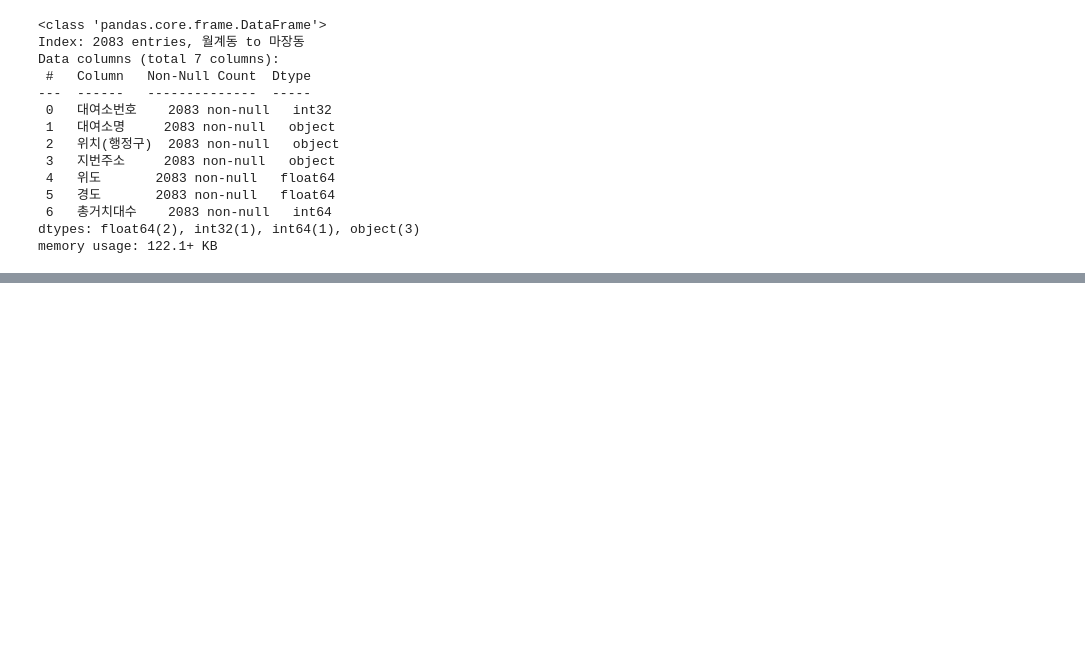
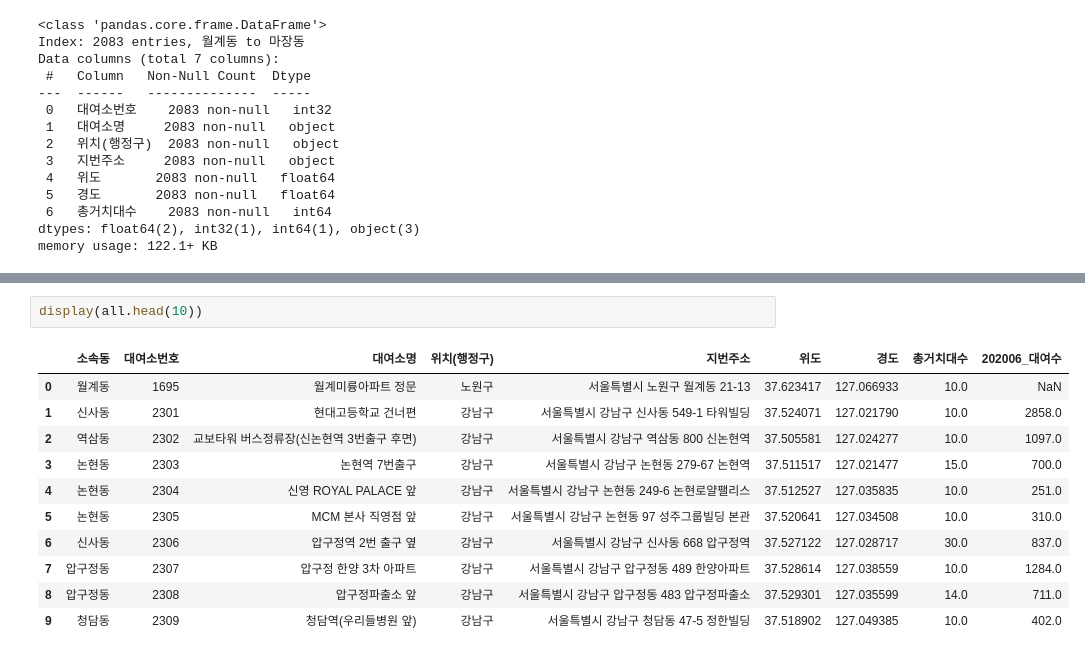
Before and after one commit to JuheePak/Python-project, a Jupyter notebook: source/bike_addr.ipynb, the cells around one changed output, grey strips where cells are left out. Saved outputs shown, nothing was run; the diff lists cells and outputs as text; blank space fills up the shorter version.

```diff
--- a/source/bike_addr.ipynb
+++ b/source/bike_addr.ipynb
@@ -235,0 +382,14 @@ Name: 총거치대수, Length: 296, dtype: int64
+# %%
+display(all.head(10))
+# %% [output]
+|  | 소속동 | 대여소번호 | 대여소명 | 위치(행정구) | 지번주소 | 위도 | 경도 | 총거치대수 | 202006_대여수 |
+| 0 | 월계동 | 1695 | 월계미륭아파트 정문 | 노원구 | 서울특별시 노원구 월계동 21-13 | 37.623417 | 127.066933 | 10.0 | NaN |
+| 1 | 신사동 | 2301 | 현대고등학교 건너편 | 강남구 | 서울특별시 강남구 신사동 549-1 타워빌딩 | 37.524071 | 127.021790 | 10.0 | 2858.0 |
+| 2 | 역삼동 | 2302 | 교보타워 버스정류장(신논현역 3번출구 후면) | 강남구 | 서울특별시 강남구 역삼동 800 신논현역 | 37.505581 | 127.024277 | 10.0 | 1097.0 |
+| 3 | 논현동 | 2303 | 논현역 7번출구 | 강남구 | 서울특별시 강남구 논현동 279-67 논현역 | 37.511517 | 127.021477 | 15.0 | 700.0 |
+| 4 | 논현동 | 2304 | 신영 ROYAL PALACE 앞 | 강남구 | 서울특별시 강남구 논현동 249-6 논현로얄팰리스 | 37.512527 | 127.035835 | 10.0 | 251.0 |
+| 5 | 논현동 | 2305 | MCM 본사 직영점 앞 | 강남구 | 서울특별시 강남구 논현동 97 성주그룹빌딩 본관 | 37.520641 | 127.034508 | 10.0 | 310.0 |
+| 6 | 신사동 | 2306 | 압구정역 2번 출구 옆 | 강남구 | 서울특별시 강남구 신사동 668 압구정역 | 37.527122 | 127.028717 | 30.0 | 837.0 |
+| 7 | 압구정동 | 2307 | 압구정 한양 3차 아파트 | 강남구 | 서울특별시 강남구 압구정동 489 한양아파트 | 37.528614 | 127.038559 | 10.0 | 1284.0 |
+| 8 | 압구정동 | 2308 | 압구정파출소 앞 | 강남구 | 서울특별시 강남구 압구정동 483 압구정파출소 | 37.529301 | 127.035599 | 14.0 | 711.0 |
+| 9 | 청담동 | 2309 | 청담역(우리들병원 앞) | 강남구 | 서울특별시 강남구 청담동 47-5 정한빌딩 | 37.518902 | 127.049385 | 10.0 | 402.0 |
```
Also changed, not shown: parts of 30 cells of this notebook.
